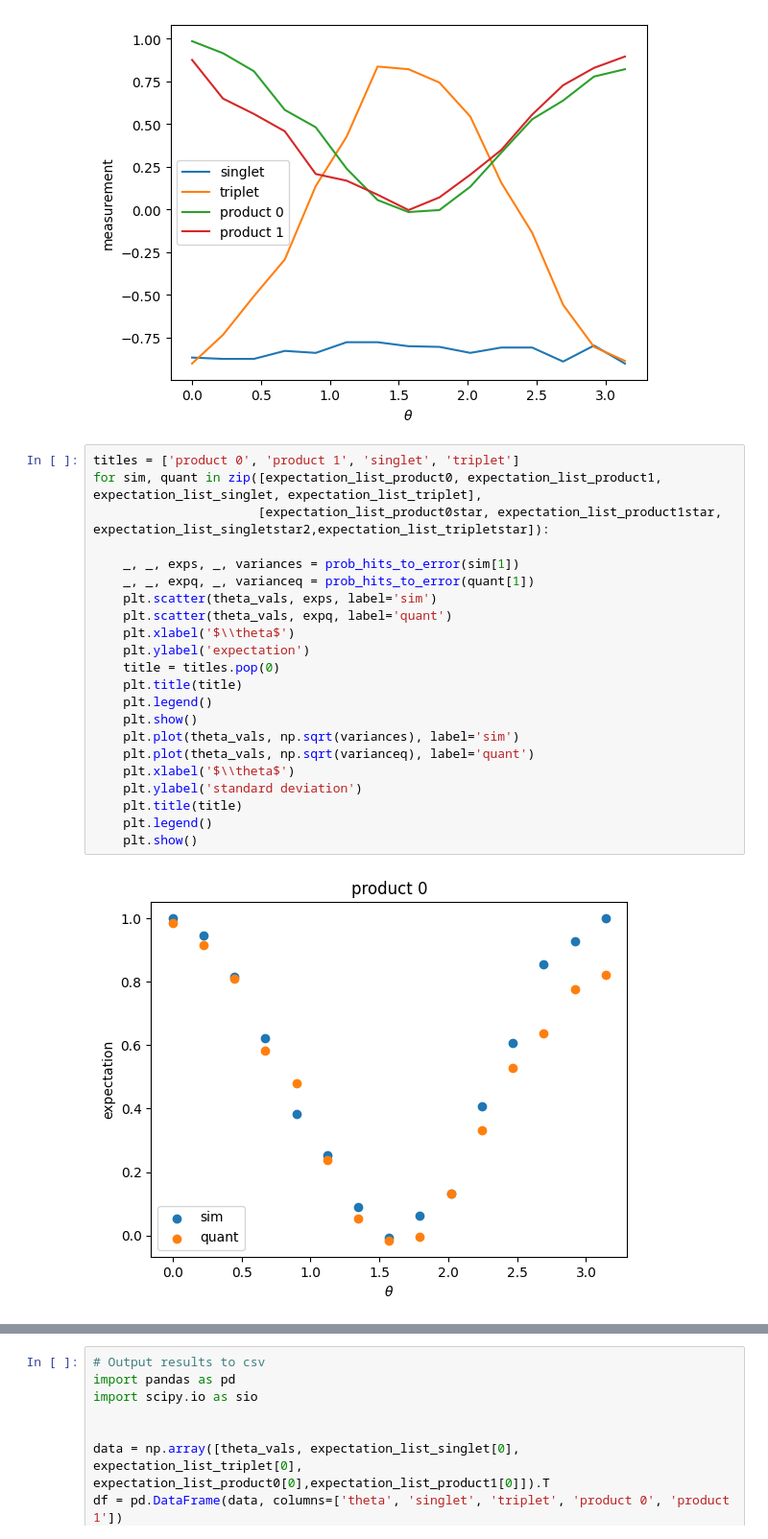
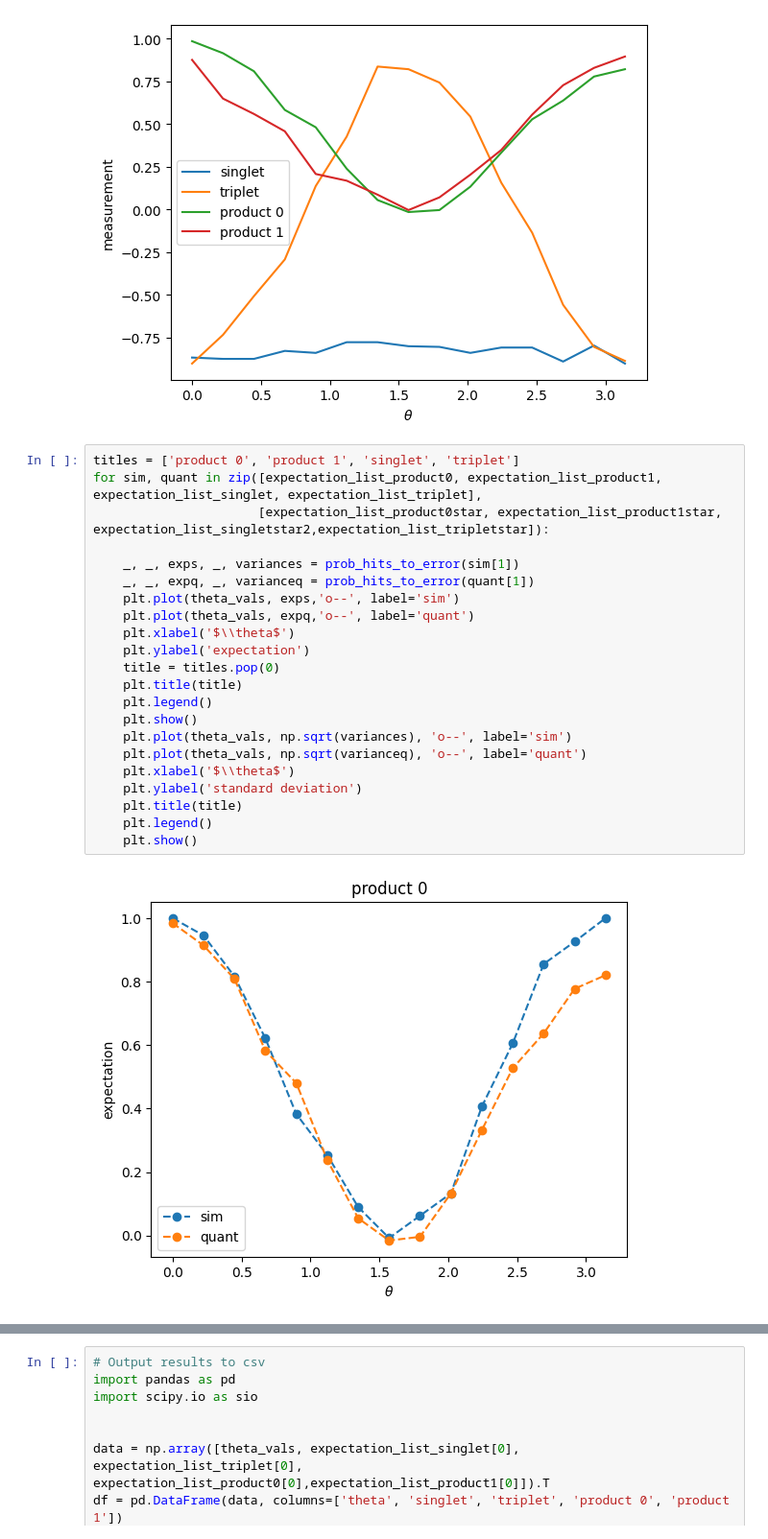
Before and after one commit to zds-dev/QuantumCoherentProject, a Jupyter notebook: notebooks/Initial tests.ipynb, the cells around one changed output, grey strips where cells are left out. Shown at 96% size. Saved outputs shown, nothing was run; the diff lists cells and outputs as text.

```diff
--- a/notebooks/Initial tests.ipynb
+++ b/notebooks/Initial tests.ipynb
@@ -174,24 +174,24 @@ plt.show()
 # %%
 titles = ['product 0', 'product 1', 'singlet', 'triplet']
 for sim, quant in zip([expectation_list_product0, expectation_list_product1, expectation_list_singlet, expectation_list_triplet],
                       [expectation_list_product0star, expectation_list_product1star, expectation_list_singletstar2,expectation_list_tripletstar]):
 
     _, _, exps, _, variances = prob_hits_to_error(sim[1])
     _, _, expq, _, varianceq = prob_hits_to_error(quant[1])
-    plt.scatter(theta_vals, exps, label='sim')
-    plt.scatter(theta_vals, expq, label='quant')
+    plt.plot(theta_vals, exps,'o--', label='sim')
+    plt.plot(theta_vals, expq,'o--', label='quant')
     plt.xlabel('$\\theta$')
     plt.ylabel('expectation')
     title = titles.pop(0)
     plt.title(title)
     plt.legend()
     plt.show()
-    plt.plot(theta_vals, np.sqrt(variances), label='sim')
-    plt.plot(theta_vals, np.sqrt(varianceq), label='quant')
+    plt.plot(theta_vals, np.sqrt(variances), 'o--', label='sim')
+    plt.plot(theta_vals, np.sqrt(varianceq), 'o--', label='quant')
     plt.xlabel('$\\theta$')
     plt.ylabel('standard deviation')
     plt.title(title)
     plt.legend()
     plt.show()
 # %% [output]
-[figure, old version]
+[figure, new version]
```
Also changed, not shown: parts of 24 cells of this notebook, 1 other file.
